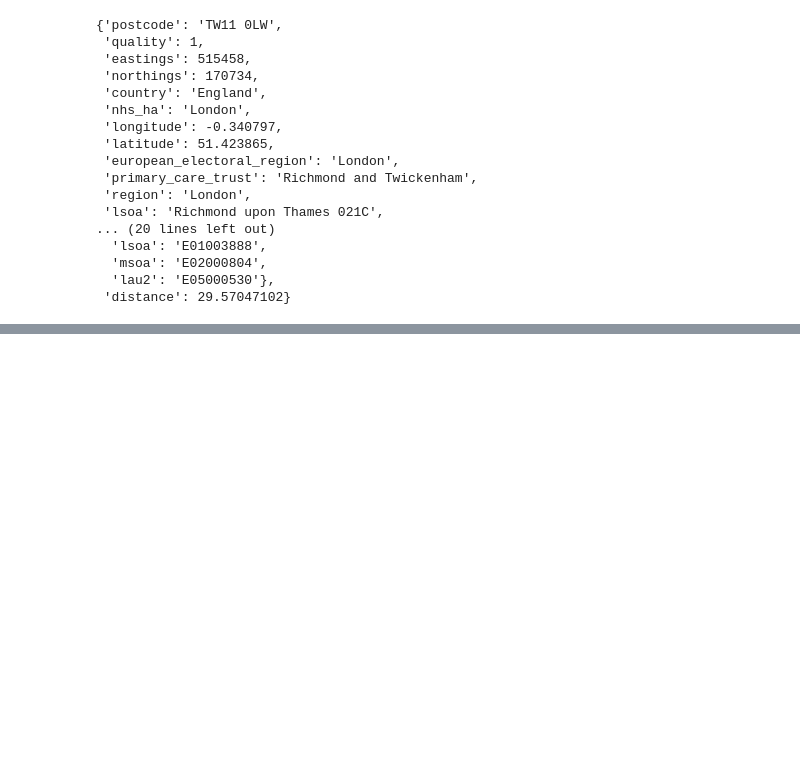
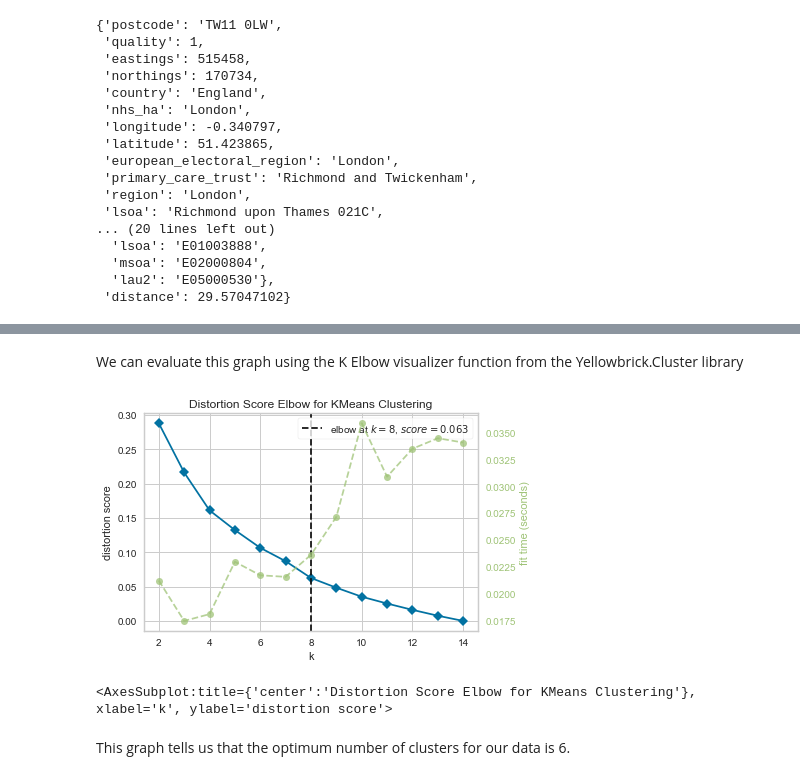
Before and after one commit to JimmySunDance/Coursera_Capstone, a Jupyter notebook: neighborhood_battle.ipynb, the cells around one changed output, grey strips where cells are left out. Saved outputs shown, nothing was run; the diff lists cells and outputs as text; code cells hidden in the pictures; blank space fills up the shorter version.

```diff
--- a/neighborhood_battle.ipynb
+++ b/neighborhood_battle.ipynb
@@ -121,0 +253,19 @@ codes['result'][0]
+# %%
+# convert response json into dataframe
+teddington_places_df = pd.DataFrame(pd.json_normalize(results['response']['groups'][0]['items']))
+# extract the important data items
+teddington_places_df = teddington_places_df[['venue.name', 'venue.location.postalCode', 'venue.categories', 'venue.location.lat', 'venue.location.lng']]
+teddington_places_df['venue.categories'] = teddington_places_df.apply(get_category_type, axis=1)
+
+# rename columns
+teddington_places_df = teddington_places_df.rename(
+    columns={
+        'venue.name': 'Name',
+        'venue.location.postalCode':'Postcode',
+        'venue.categories': 'Category',
+        'venue.location.lat':'Latitude',
+        'venue.location.lng': 'Longitude'
+    }
+)
+
+teddington_places_df.head()
@@ -121,0 +479,14 @@ codes['result'][0]
+# %% [markdown]
+We can evaluate this graph using the K Elbow visualizer function from the Yellowbrick.Cluster library
+# %%
+model = KMeans()
+visualizer = KElbowVisualizer(model, k=(2,15))
+
+# Fit the data to the visualizer
+visualizer.fit(townFeatures)
+visualizer.show()
+# %% [output]
+[figure, added]
+<AxesSubplot:title={'center':'Distortion Score Elbow for KMeans Clustering'}, xlabel='k', ylabel='distortion score'>
+# %% [markdown]
+This graph tells us that the optimum number of clusters for our data is 6.
```
Also changed, not shown: parts of 48 cells of this notebook.
